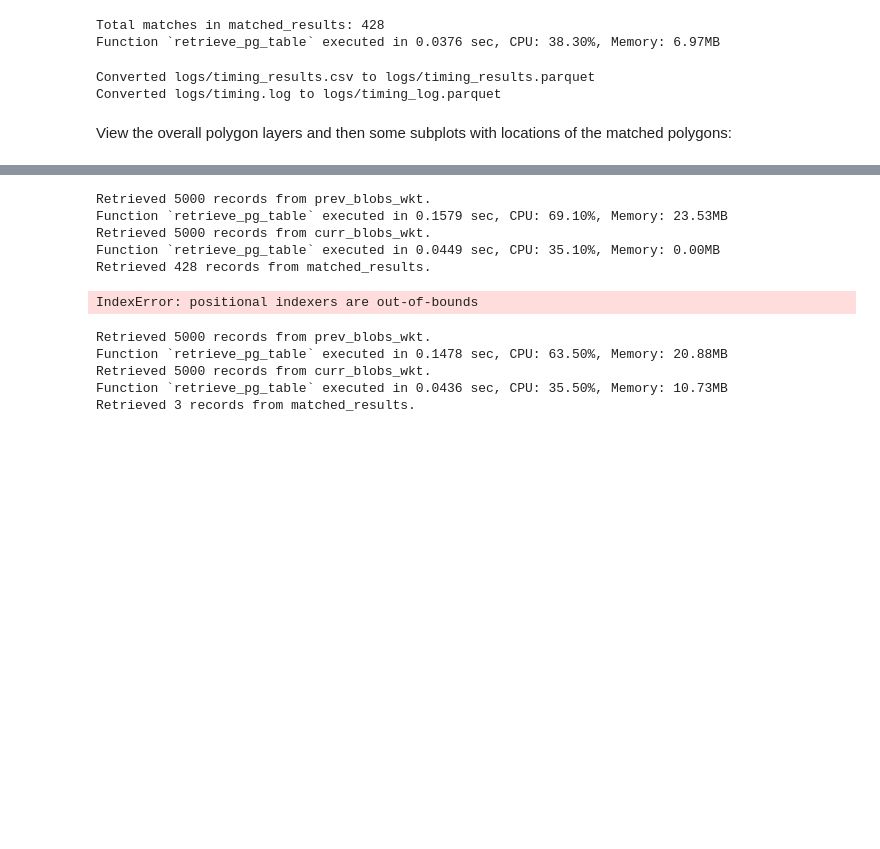
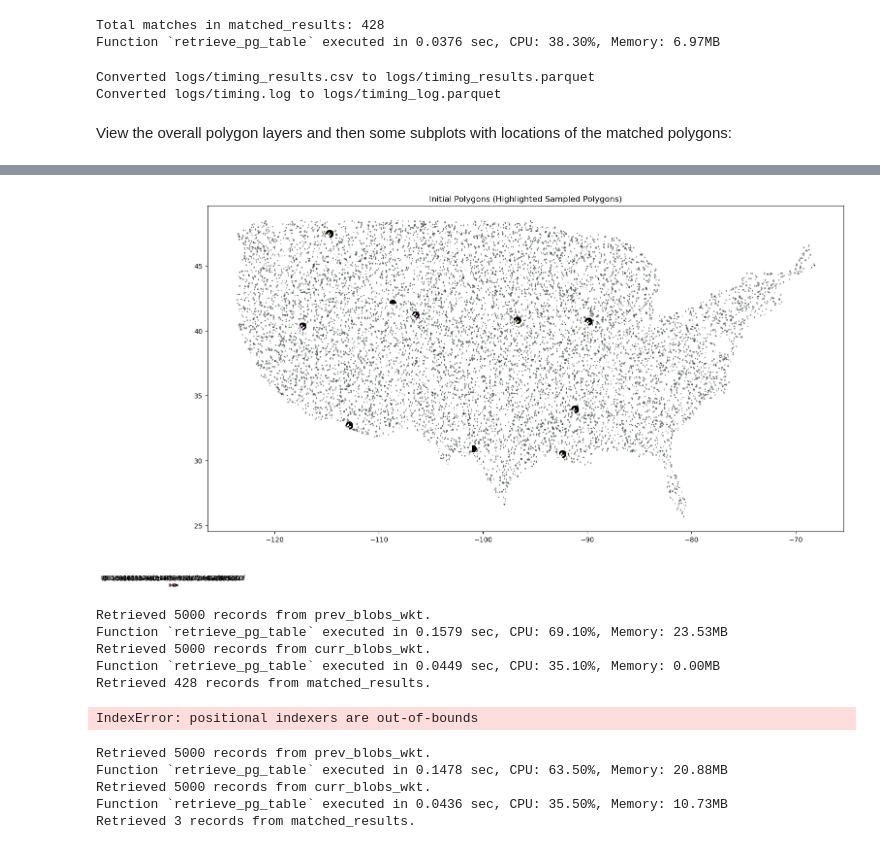
Before and after one commit to sralter/matching_optimization, a Jupyter notebook: matching.ipynb, the cells around one changed output, grey strips where cells are left out. Drawn from its saved outputs; the diff is of its cells as text; code cells hidden in the pictures; blank space fills up the shorter version.

```diff
--- a/matching.ipynb
+++ b/matching.ipynb
@@ -298,3 +298,93 @@ Converted logs/timing_results.csv to logs/timing_results.parquet
 Converted logs/timing.log to logs/timing_log.parquet
 # %% [markdown]
 View the overall polygon layers and then some subplots with locations of the matched polygons:
+# %%
+# --- Retrieve Data from PostgreSQL ---
+df_prev = h.retrieve_pg_table(table_name='prev_blobs_wkt')
+df_curr = h.retrieve_pg_table(table_name='curr_blobs_wkt')
+
+# Ensure they are GeoDataFrames
+df_prev = gpd.GeoDataFrame(df_prev, geometry='geometry', crs="EPSG:4326")
+df_curr = gpd.GeoDataFrame(df_curr, geometry='geometry', crs="EPSG:4326")
+
+# Retrieve matches table
+table_name = 'matched_results'
+postgresql_details['dbname'] = 'blob_matching'
+conn = psycopg2.connect(**postgresql_details)
+cur = conn.cursor()
+cur.execute(f"SELECT prev_id, curr_id FROM {table_name};")
+rows = cur.fetchall()
+cur.close()
+conn.close()
+
+# Convert matches to DataFrame
+matches = pd.DataFrame(rows, columns=["prev_id", "curr_id"])
+print(f"Retrieved {len(matches)} records from {table_name}.")
+
+# Find matching polygons
+overlapping_a = df_prev[df_prev['id'].isin(matches['prev_id'])]
+overlapping_b = df_curr[df_curr['id'].isin(matches['curr_id'])]
+
+# print('overlap a', len(overlapping_a))
+# print('overlap b:', len(overlapping_b))
+
+
+# --- Sample Overlapping Polygons ---
+sample_size = min(len(matches), len(overlapping_a))  # Limit to 5
+if sample_size > 0:
+    sample_indices = random.sample(range(len(overlapping_a)), sample_size)
+    # Sample up to 5 elements from each DataFrame (if they have enough rows)
+    sample_a = overlapping_a.sample(n=min(5, len(overlapping_a)), random_state=42)
+    sample_b = overlapping_b.sample(n=min(5, len(overlapping_b)), random_state=42)
+    # sample_a = overlapping_a.iloc[sample_indices]
+    # sample_b = overlapping_b.iloc[sample_indices]
+else:
+    sample_a, sample_b = gpd.GeoDataFrame(), gpd.GeoDataFrame()
+
+# --- Define Figure Layout ---
+fig = plt.figure(figsize=(15, 10))
+
+# Main plot (2x height), subplots (1x height)
+gs = gridspec.GridSpec(2, 1, height_ratios=[2, 1])
+
+# --- Main Plot: Initial Polygons ---
+ax_main = fig.add_subplot(gs[0])
+df_prev.plot(ax=ax_main, color='lightblue', edgecolor='black', alpha=0.5, label="Previous", zorder=1)
+df_curr.plot(ax=ax_main, color='lightgreen', edgecolor='black', alpha=0.5, label="Current", zorder=1)
+
+# Highlight sampled polygons
+sample_a.plot(ax=ax_main, color='none', edgecolor='yellow', linewidth=1, linestyle='dashed', zorder=3)
+sample_b.plot(ax=ax_main, color='none', edgecolor='magenta', linewidth=1, linestyle='dashed', zorder=3)
+
+# Emphasize selected polygons
+sample_a.plot(ax=ax_main, color='none', edgecolor='black', linewidth=10, linestyle='solid', zorder=4)
+sample_b.plot(ax=ax_main, color='none', edgecolor='black', linewidth=10, linestyle='solid', zorder=4)
+
+ax_main.set_title("Initial Polygons (Highlighted Sampled Polygons)")
+
+# --- Dynamic Subplots (Centered Below) ---
+gs_subplots = gridspec.GridSpecFromSubplotSpec(1, sample_size, subplot_spec=gs[1], wspace=0.3)
+
+for i, (idx, row) in enumerate(sample_a.iterrows()):
+    ax = fig.add_subplot(gs_subplots[0, i])
+    subset_a = sample_a.iloc[[i]]
+    subset_b = sample_b.iloc[[i]]
+
+    subset_a.plot(ax=ax, color="red", edgecolor="black", alpha=0.5)
+    subset_b.plot(ax=ax, color="orange", edgecolor="black", alpha=0.5)
+
+    # Adjust zoom
+    bounds = subset_a.geometry.bounds.values[0]
+    buffer = 0.01
+    ax.set_xlim(bounds[0] - buffer, bounds[2] + buffer)
+    ax.set_ylim(bounds[1] - buffer, bounds[3] + buffer)
+
+    # Titles & Aesthetics
+    ax.set_title(f"ID: {row['id']}", fontsize=9)
+    ax.set_xticks([])
+    ax.set_yticks([])
+
+# Adjust layout and show
+plt.tight_layout()
+plt.show()
+# %% [output]
@@ -301,3 +396,4 @@ View the overall polygon layers and then some subplots with locations of the mat
+[figure, added]
 # %%
 # --- Retrieve Data from PostgreSQL ---
 df_prev = h.retrieve_pg_table(table_name='prev_blobs_wkt')
```
Also changed, not shown: parts of 2 cells of this notebook.
